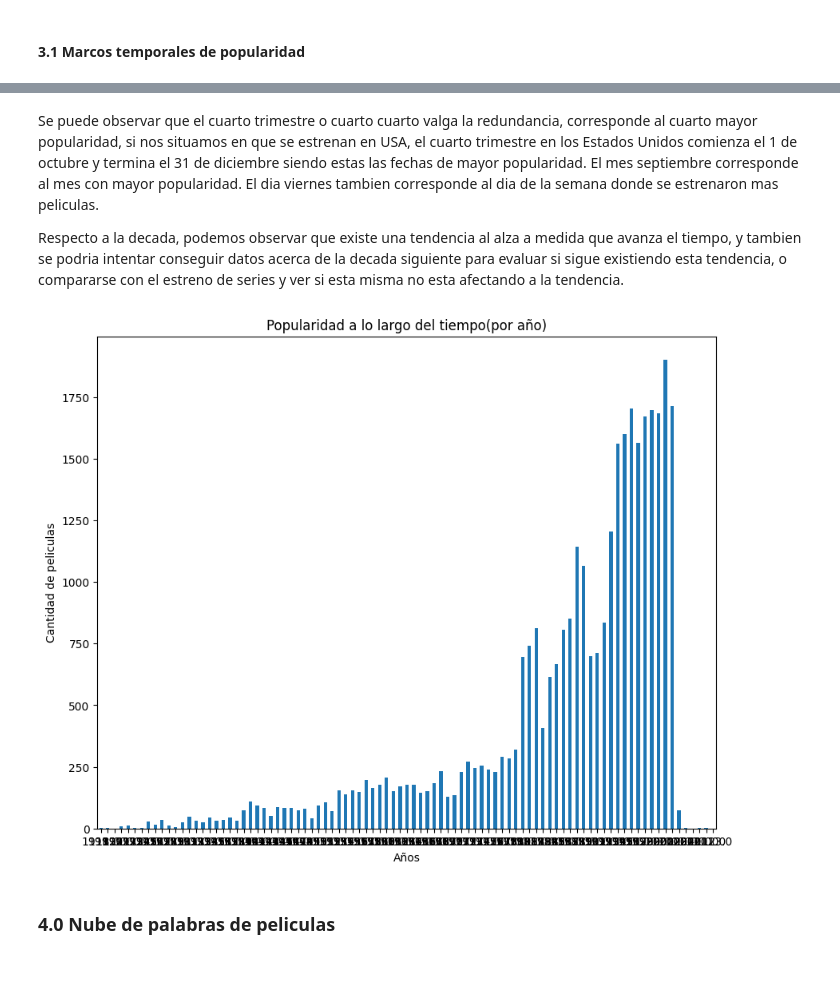
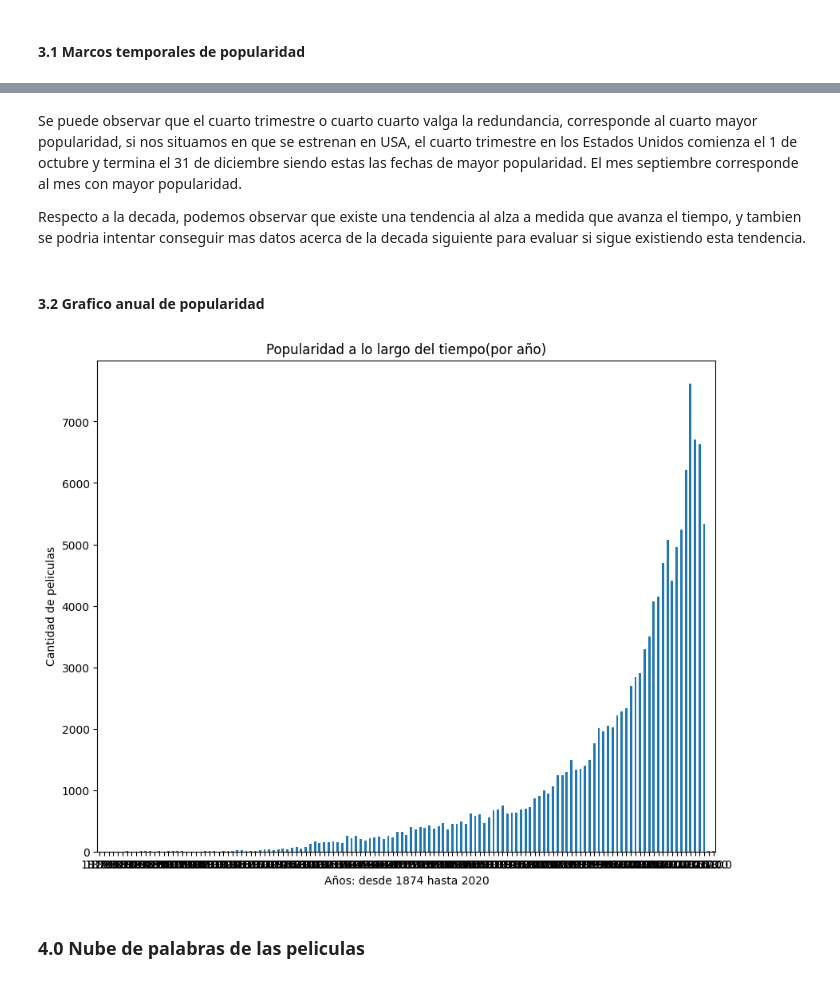
Before and after one commit to Pableren/Henry_proyectos, a Jupyter notebook: Eda.ipynb, the cells around one changed output, grey strips where cells are left out. Cells and saved outputs as stored; diff of their text form; code cells hidden in the pictures.

```diff
--- a/Eda.ipynb
+++ b/Eda.ipynb
@@ -10,7 +28,6 @@ df_movies = pd.read_parquet('data/df_movies_parquet.parquet',engine='pyarrow')
 df_crew = pd.read_parquet('data/df_crew_parquet.parquet',engine='pyarrow')
 df_cast = pd.read_parquet('data/df_cast_parquet.parquet',engine='pyarrow')
 # %%
-df_movies = df_movies[:6000]
 df_movies.head(10)
 # %% [output]
 |  | budget | genres | id | original_language | overview | popularity | release_date | revenue | runtime | ... |
@@ -225,18 +242,20 @@ marco_temporal = variable_tiempo(df_movies,variable_objetivo,columnas_tiempo=col
 # %% [markdown]
 Se puede observar que el cuarto trimestre o cuarto cuarto valga la redundancia, corresponde al cuarto mayor popularidad, si nos situamos en que se estrenan en USA, el cuarto trimestre en los Estados Unidos comienza el 1 de octubre y termina el 31 de diciembre siendo estas las fechas de mayor popularidad.
-El mes septiembre corresponde al mes con mayor popularidad. El dia viernes tambien corresponde al dia de la semana donde se estrenaron mas peliculas.
+El mes septiembre corresponde al mes con mayor popularidad.
 
-Respecto a la decada, podemos observar que existe una tendencia al alza a medida que avanza el tiempo, y tambien se podria intentar conseguir datos acerca de la decada siguiente para evaluar si sigue existiendo esta tendencia, o compararse con el estreno de series y ver si esta misma no esta afectando a la tendencia.
+Respecto a la decada, podemos observar que existe una tendencia al alza a medida que avanza el tiempo, y tambien se podria intentar conseguir mas datos acerca de la decada siguiente para evaluar si sigue existiendo esta tendencia.
+# %% [markdown]
+#### 3.2 Grafico anual de popularidad
 # %%
 plt.figure(figsize=(10,8))
 ax = plt.gca()
 plt.gca().set_xticks([])
 df_movies.groupby('release_year')['popularity'].sum().plot(kind='bar')
 plt.title('Popularidad a lo largo del tiempo(por año)')
-plt.xlabel("Años")
+plt.xlabel("Años: desde 1874 hasta 2020")
 plt.ylabel("Cantidad de peliculas")
 plt.show()
 # %% [output]
-[figure, old version]
+[figure, new version]
 # %% [markdown]
-### 4.0 Nube de palabras de peliculas
+### 4.0 Nube de palabras de las peliculas
```
Also changed, not shown: parts of 11 cells of this notebook, 4 other files.
